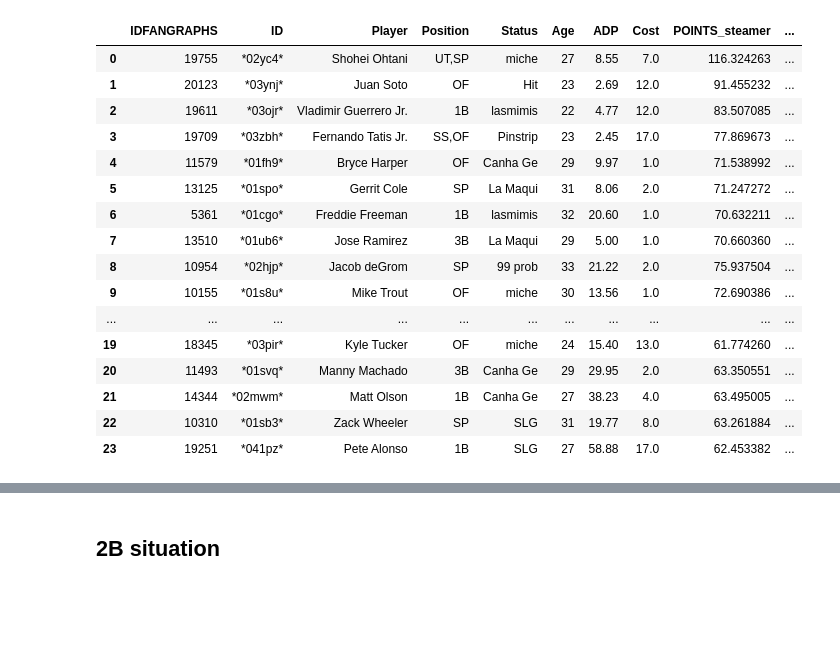
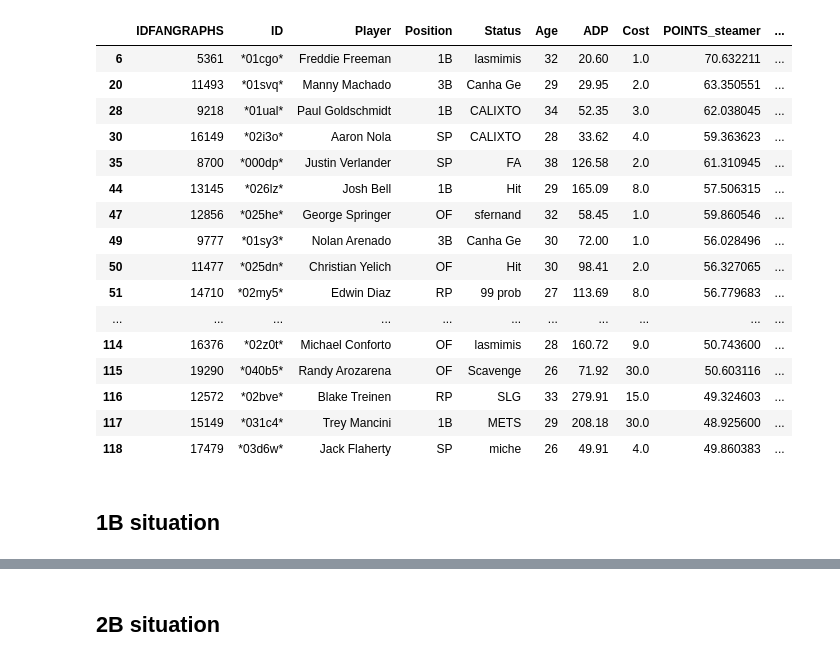
Before and after one commit to mitchv34/fantasy_baseball_tools, a Jupyter notebook: draft.ipynb, the cells around one changed output, grey strips where cells are left out. Drawn from its saved outputs; the diff is of its cells as text; code cells hidden in the pictures; blank space fills up the shorter version.

```diff
--- a/draft.ipynb
+++ b/draft.ipynb
@@ -9,23 +6,31 @@ league_stat_cast = pd.read_csv('/root/Work/fantasy_baseball/fantasy_baseball_too
+# %%
+league_rank = pd.read_csv('./data/proc/league_player_list_with_ranks.csv')#.set_index('ID')
+league_stat_cast = pd.read_csv('./data/proc/league_player_list_with_statcast.csv')#.set_index('ID')
+league_keepers = pd.read_csv('data/proc/league_keeper_list.csv')#.set_index('ID')
+league_rank = league_rank[league_rank.ID.apply(lambda x: x  not in league_keepers.ID.values)]
+league_stat_cast = league_stat_cast[league_stat_cast.ID.apply(lambda x: x  not in league_keepers.ID.values)]
 # %%
-league_rank.head(24)
+league_rank.head(50)
 # %% [output]
 |  | IDFANGRAPHS | ID | Player | Position | Status | Age | ADP | Cost | POINTS_steamer | ... |
-| 0 | 19755 | *02yc4* | Shohei Ohtani | UT,SP | miche | 27 | 8.55 | 7.0 | 116.324263 | ... |
-| 1 | 20123 | *03ynj* | Juan Soto | OF | Hit | 23 | 2.69 | 12.0 | 91.455232 | ... |
-| 2 | 19611 | *03ojr* | Vladimir Guerrero Jr. | 1B | lasmimis | 22 | 4.77 | 12.0 | 83.507085 | ... |
-| 3 | 19709 | *03zbh* | Fernando Tatis Jr. | SS,OF | Pinstrip | 23 | 2.45 | 17.0 | 77.869673 | ... |
-| 4 | 11579 | *01fh9* | Bryce Harper | OF | Canha Ge | 29 | 9.97 | 1.0 | 71.538992 | ... |
-| 5 | 13125 | *01spo* | Gerrit Cole | SP | La Maqui | 31 | 8.06 | 2.0 | 71.247272 | ... |
 | 6 | 5361 | *01cgo* | Freddie Freeman | 1B | lasmimis | 32 | 20.60 | 1.0 | 70.632211 | ... |
-| 7 | 13510 | *01ub6* | Jose Ramirez | 3B | La Maqui | 29 | 5.00 | 1.0 | 70.660360 | ... |
-| 8 | 10954 | *02hjp* | Jacob deGrom | SP | 99 prob | 33 | 21.22 | 2.0 | 75.937504 | ... |
-| 9 | 10155 | *01s8u* | Mike Trout | OF | miche | 30 | 13.56 | 1.0 | 72.690386 | ... |
+| 20 | 11493 | *01svq* | Manny Machado | 3B | Canha Ge | 29 | 29.95 | 2.0 | 63.350551 | ... |
+| 28 | 9218 | *01ual* | Paul Goldschmidt | 1B | CALIXTO | 34 | 52.35 | 3.0 | 62.038045 | ... |
+| 30 | 16149 | *02i3o* | Aaron Nola | SP | CALIXTO | 28 | 33.62 | 4.0 | 59.363623 | ... |
+| 35 | 8700 | *000dp* | Justin Verlander | SP | FA | 38 | 126.58 | 2.0 | 61.310945 | ... |
+| 44 | 13145 | *026lz* | Josh Bell | 1B | Hit | 29 | 165.09 | 8.0 | 57.506315 | ... |
+| 47 | 12856 | *025he* | George Springer | OF | sfernand | 32 | 58.45 | 1.0 | 59.860546 | ... |
+| 49 | 9777 | *01sy3* | Nolan Arenado | 3B | Canha Ge | 30 | 72.00 | 1.0 | 56.028496 | ... |
+| 50 | 11477 | *025dn* | Christian Yelich | OF | Hit | 30 | 98.41 | 2.0 | 56.327065 | ... |
+| 51 | 14710 | *02my5* | Edwin Diaz | RP | 99 prob | 27 | 113.69 | 8.0 | 56.779683 | ... |
 | ... | ... | ... | ... | ... | ... | ... | ... | ... | ... | ... |
-| 19 | 18345 | *03pir* | Kyle Tucker | OF | miche | 24 | 15.40 | 13.0 | 61.774260 | ... |
-| 20 | 11493 | *01svq* | Manny Machado | 3B | Canha Ge | 29 | 29.95 | 2.0 | 63.350551 | ... |
-| 21 | 14344 | *02mwm* | Matt Olson | 1B | Canha Ge | 27 | 38.23 | 4.0 | 63.495005 | ... |
-| 22 | 10310 | *01sb3* | Zack Wheeler | SP | SLG | 31 | 19.77 | 8.0 | 63.261884 | ... |
-| 23 | 19251 | *041pz* | Pete Alonso | 1B | SLG | 27 | 58.88 | 17.0 | 62.453382 | ... |
+| 114 | 16376 | *02z0t* | Michael Conforto | OF | lasmimis | 28 | 160.72 | 9.0 | 50.743600 | ... |
+| 115 | 19290 | *040b5* | Randy Arozarena | OF | Scavenge | 26 | 71.92 | 30.0 | 50.603116 | ... |
+| 116 | 12572 | *02bve* | Blake Treinen | RP | SLG | 33 | 279.91 | 15.0 | 49.324603 | ... |
+| 117 | 15149 | *031c4* | Trey Mancini | 1B | METS | 29 | 208.18 | 30.0 | 48.925600 | ... |
+| 118 | 17479 | *03d6w* | Jack Flaherty | SP | miche | 26 | 49.91 | 4.0 | 49.860383 | ... |
 # %%
 def filt_by_position(df, position):
     return df[ df['Position'].apply(lambda x: position.lower() in x.lower() ) ]
+# %% [markdown]
+## 1B situation
```
Also changed, not shown: parts of 13 cells of this notebook, 7 other files.
